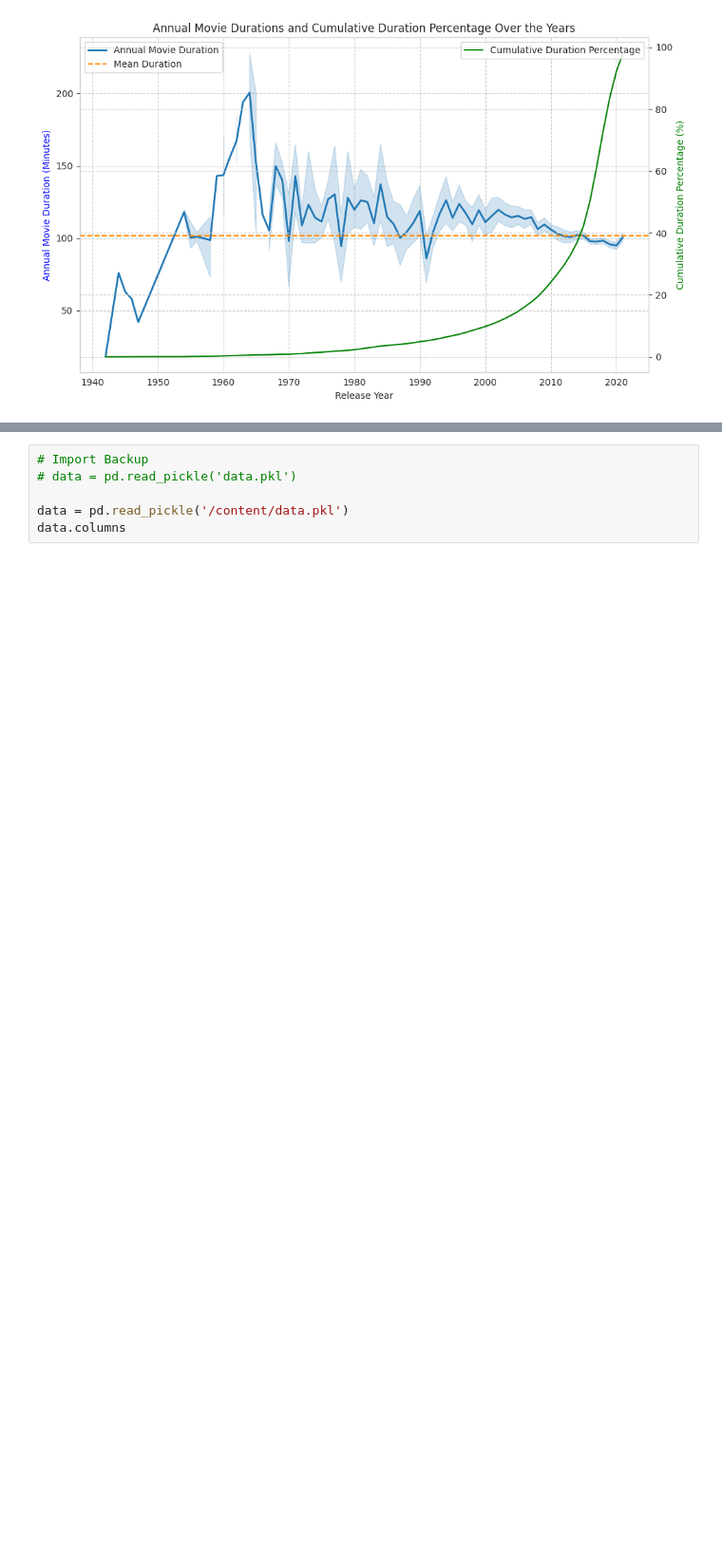
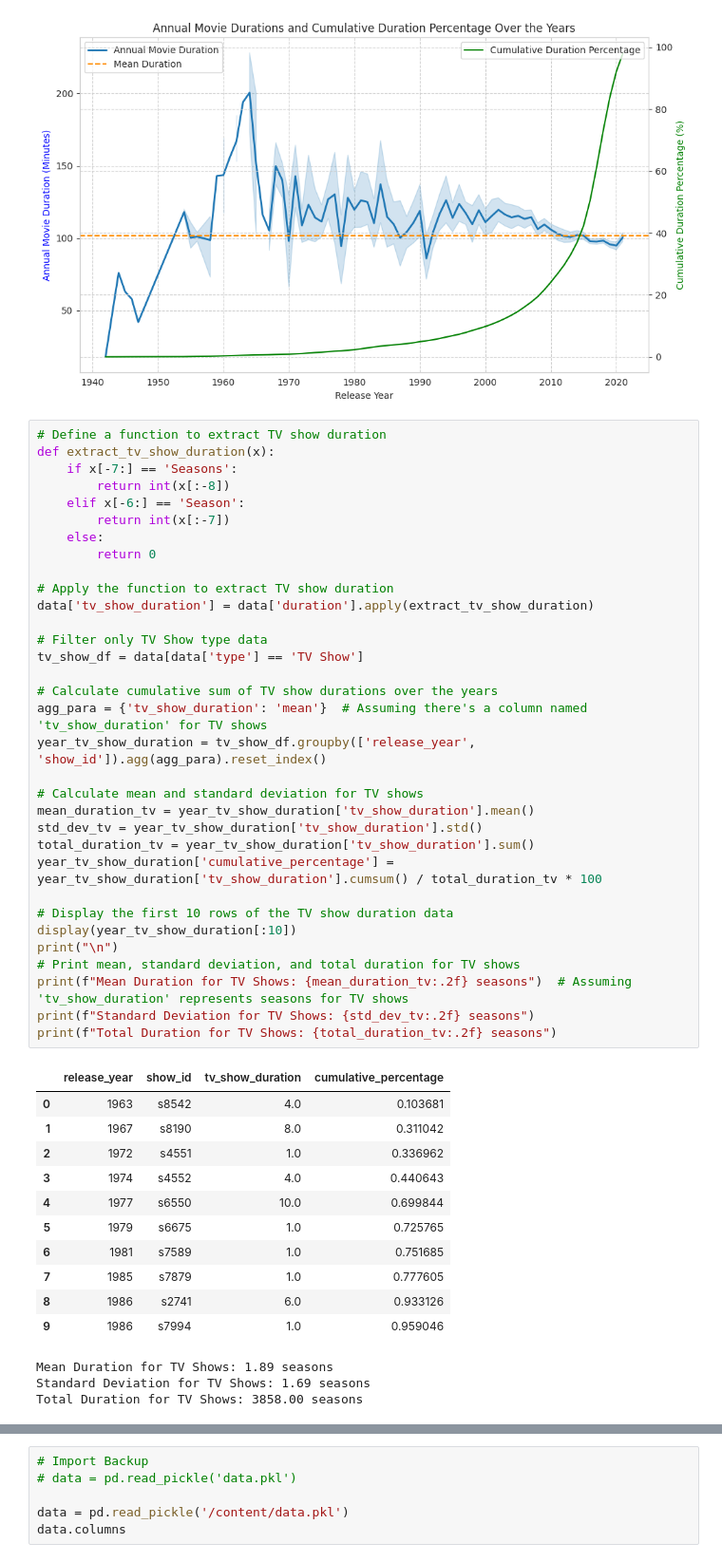
Before and after one commit to DSabarish/netflix_data_analysis, a Jupyter notebook: Netflix_31.ipynb, the cells around one changed output, grey strips where cells are left out. Shown at 95% size. Drawn from its saved outputs; the diff is of its cells as text; blank space fills up the shorter version.

```diff
--- a/Netflix_31.ipynb
+++ b/Netflix_31.ipynb
@@ -1820,3 +1793,51 @@ plt.tight_layout()
 plt.show()
 # %% [output]
 [figure]
+# %%
+# Define a function to extract TV show duration
+def extract_tv_show_duration(x):
+    if x[-7:] == 'Seasons':
+        return int(x[:-8])
+    elif x[-6:] == 'Season':
+        return int(x[:-7])
+    else:
+        return 0
+
+# Apply the function to extract TV show duration
+data['tv_show_duration'] = data['duration'].apply(extract_tv_show_duration)
+
+# Filter only TV Show type data
+tv_show_df = data[data['type'] == 'TV Show']
+
+# Calculate cumulative sum of TV show durations over the years
+agg_para = {'tv_show_duration': 'mean'}  # Assuming there's a column named 'tv_show_duration' for TV shows
+year_tv_show_duration = tv_show_df.groupby(['release_year', 'show_id']).agg(agg_para).reset_index()
+
+# Calculate mean and standard deviation for TV shows
+mean_duration_tv = year_tv_show_duration['tv_show_duration'].mean()
+std_dev_tv = year_tv_show_duration['tv_show_duration'].std()
+total_duration_tv = year_tv_show_duration['tv_show_duration'].sum()
+year_tv_show_duration['cumulative_percentage'] = year_tv_show_duration['tv_show_duration'].cumsum() / total_duration_tv * 100
+
+# Display the first 10 rows of the TV show duration data
+display(year_tv_show_duration[:10])
+print("\n")
+# Print mean, standard deviation, and total duration for TV shows
+print(f"Mean Duration for TV Shows: {mean_duration_tv:.2f} seasons")  # Assuming 'tv_show_duration' represents seasons for TV shows
+print(f"Standard Deviation for TV Shows: {std_dev_tv:.2f} seasons")
+print(f"Total Duration for TV Shows: {total_duration_tv:.2f} seasons")
+# %% [output]
+|  | release_year | show_id | tv_show_duration | cumulative_percentage |
+| 0 | 1963 | s8542 | 4.0 | 0.103681 |
+| 1 | 1967 | s8190 | 8.0 | 0.311042 |
+| 2 | 1972 | s4551 | 1.0 | 0.336962 |
+| 3 | 1974 | s4552 | 4.0 | 0.440643 |
+| 4 | 1977 | s6550 | 10.0 | 0.699844 |
+| 5 | 1979 | s6675 | 1.0 | 0.725765 |
+| 6 | 1981 | s7589 | 1.0 | 0.751685 |
+| 7 | 1985 | s7879 | 1.0 | 0.777605 |
+| 8 | 1986 | s2741 | 6.0 | 0.933126 |
+| 9 | 1986 | s7994 | 1.0 | 0.959046 |
+Mean Duration for TV Shows: 1.89 seasons
+Standard Deviation for TV Shows: 1.69 seasons
+Total Duration for TV Shows: 3858.00 seasons
```
Also changed, not shown: parts of 4 cells of this notebook.
